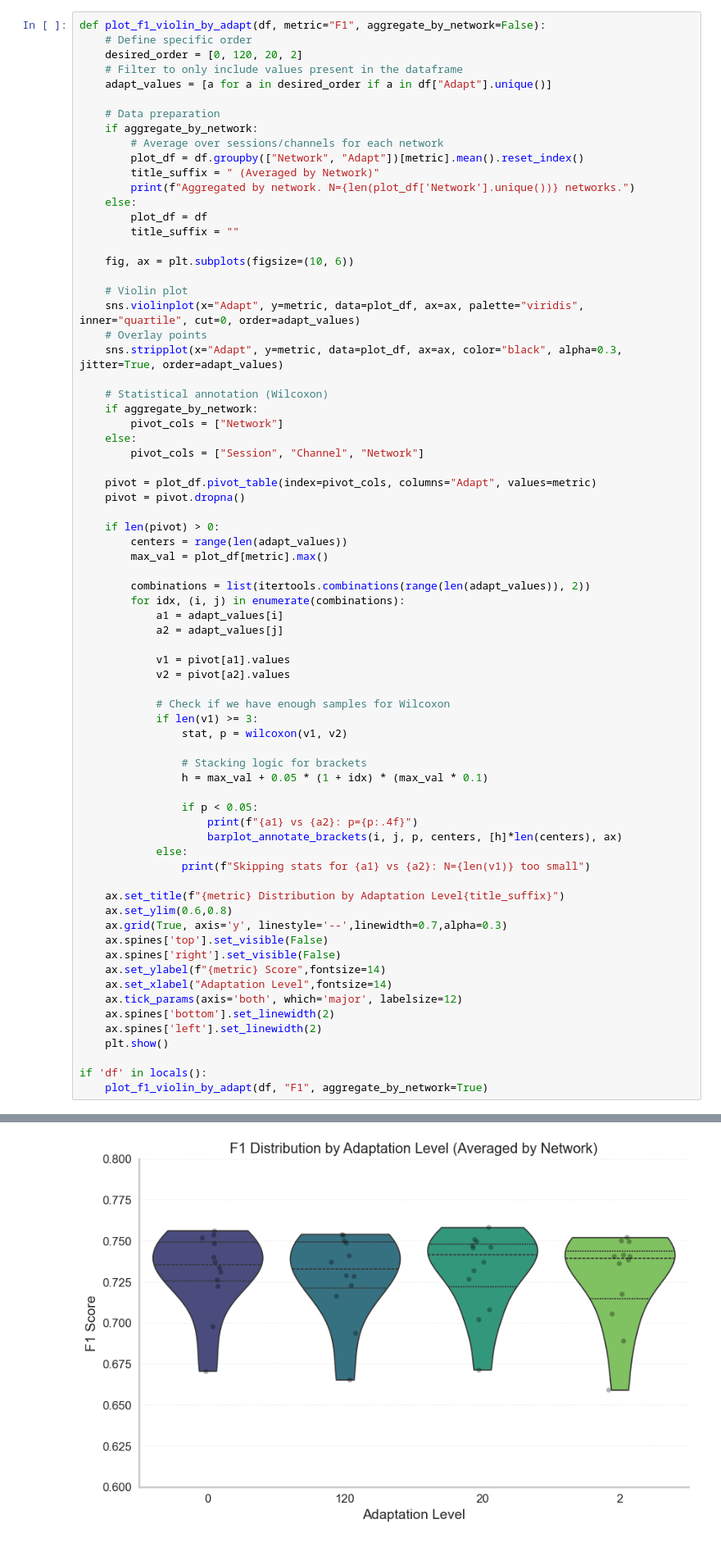
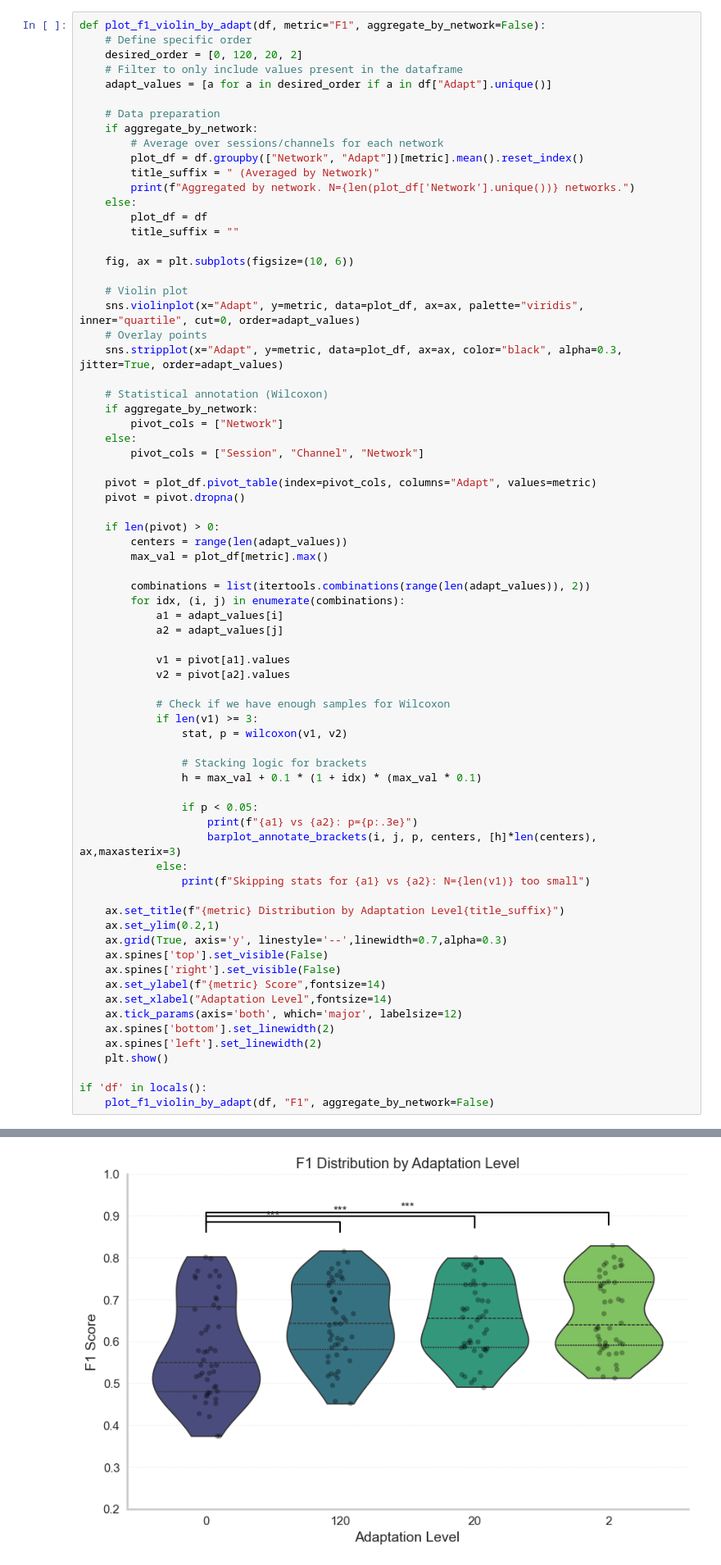
Before and after one commit to pedrofurrix/LAVA_SNN_ripples, a Jupyter notebook: snnTorch/retry_live_val/visualize_performance.ipynb, the cells around one changed output, grey strips where cells are left out. Shown at 82% size. Drawn from its saved outputs; the diff is of its cells as text.

```diff
--- a/snnTorch/retry_live_val/visualize_performance.ipynb
+++ b/snnTorch/retry_live_val/visualize_performance.ipynb
@@ -263,16 +276,16 @@ def plot_f1_violin_by_adapt(df, metric="F1", aggregate_by_network=False):
                 stat, p = wilcoxon(v1, v2)
 
                 # Stacking logic for brackets
-                h = max_val + 0.05 * (1 + idx) * (max_val * 0.1)
+                h = max_val + 0.1 * (1 + idx) * (max_val * 0.1)
 
                 if p < 0.05:
-                    print(f"{a1} vs {a2}: p={p:.4f}")
-                    barplot_annotate_brackets(i, j, p, centers, [h]*len(centers), ax)
+                    print(f"{a1} vs {a2}: p={p:.3e}")
+                    barplot_annotate_brackets(i, j, p, centers, [h]*len(centers), ax,maxasterix=3)
             else:
                 print(f"Skipping stats for {a1} vs {a2}: N={len(v1)} too small")
 
     ax.set_title(f"{metric} Distribution by Adaptation Level{title_suffix}")
-    ax.set_ylim(0.6,0.8)
+    ax.set_ylim(0.2,1)
     ax.grid(True, axis='y', linestyle='--',linewidth=0.7,alpha=0.3)
     ax.spines['top'].set_visible(False)
     ax.spines['right'].set_visible(False)
@@ -284,5 +297,5 @@ def plot_f1_violin_by_adapt(df, metric="F1", aggregate_by_network=False):
     plt.show()
 
 if 'df' in locals():
-    plot_f1_violin_by_adapt(df, "F1", aggregate_by_network=True)
+    plot_f1_violin_by_adapt(df, "F1", aggregate_by_network=False)
 # %% [output]
@@ -290,7 +305,7 @@ Aggregated by network. N=12 networks.
 Passing `palette` without assigning `hue` is deprecated and will be removed in v0.14.0. Assign the `x` variable to `hue` and set `legend=False` for the same effect.
 
   sns.violinplot(x="Adapt", y=metric, data=plot_df, ax=ax, palette="viridis", inner="quartile", cut=0, order=adapt_values)
-[figure, old version]
+[figure, new version]
 # %%
 def plot_precision_recall(df):
     plt.figure(figsize=(8, 6))
```
Also changed, not shown: parts of 10 cells of this notebook, 9 other files.
